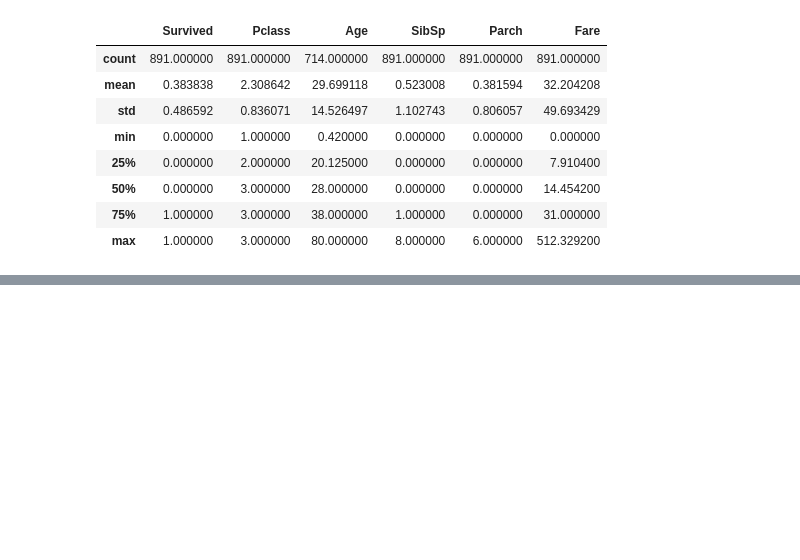
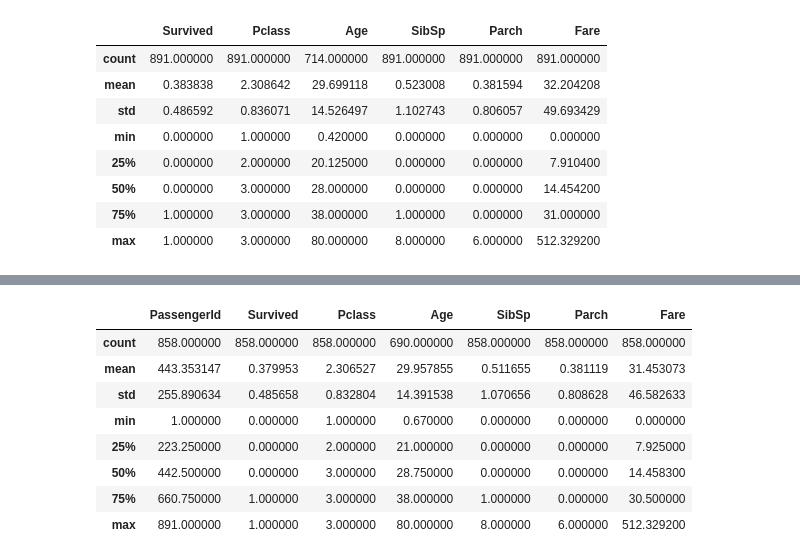
Before and after one commit to AntonyLeons/Data-Mining, a Jupyter notebook: Titanic_Introduction.ipynb, the cells around one changed output, grey strips where cells are left out. Cells and saved outputs as stored; diff of their text form; code cells hidden in the pictures; blank space fills up the shorter version.

```diff
--- a/Titanic_Introduction.ipynb
+++ b/Titanic_Introduction.ipynb
@@ -145,0 +208,13 @@ data[['Survived', 'Pclass', 'Age', 'SibSp', 'Parch', 'Fare']].describe()
+# %%
+my_newly_copied_dataframe = my_newly_copied_dataframe.append(remove_row)
+my_newly_copied_dataframe.describe()
+# %% [output]
+|  | PassengerId | Survived | Pclass | Age | SibSp | Parch | Fare |
+| count | 858.000000 | 858.000000 | 858.000000 | 690.000000 | 858.000000 | 858.000000 | 858.000000 |
+| mean | 443.353147 | 0.379953 | 2.306527 | 29.957855 | 0.511655 | 0.381119 | 31.453073 |
+| std | 255.890634 | 0.485658 | 0.832804 | 14.391538 | 1.070656 | 0.808628 | 46.582633 |
+| min | 1.000000 | 0.000000 | 1.000000 | 0.670000 | 0.000000 | 0.000000 | 0.000000 |
+| 25% | 223.250000 | 0.000000 | 2.000000 | 21.000000 | 0.000000 | 0.000000 | 7.925000 |
+| 50% | 442.500000 | 0.000000 | 3.000000 | 28.750000 | 0.000000 | 0.000000 | 14.458300 |
+| 75% | 660.750000 | 1.000000 | 3.000000 | 38.000000 | 1.000000 | 0.000000 | 30.500000 |
+| max | 891.000000 | 1.000000 | 3.000000 | 80.000000 | 8.000000 | 6.000000 | 512.329200 |
```
Also changed, not shown: parts of 7 cells of this notebook.
